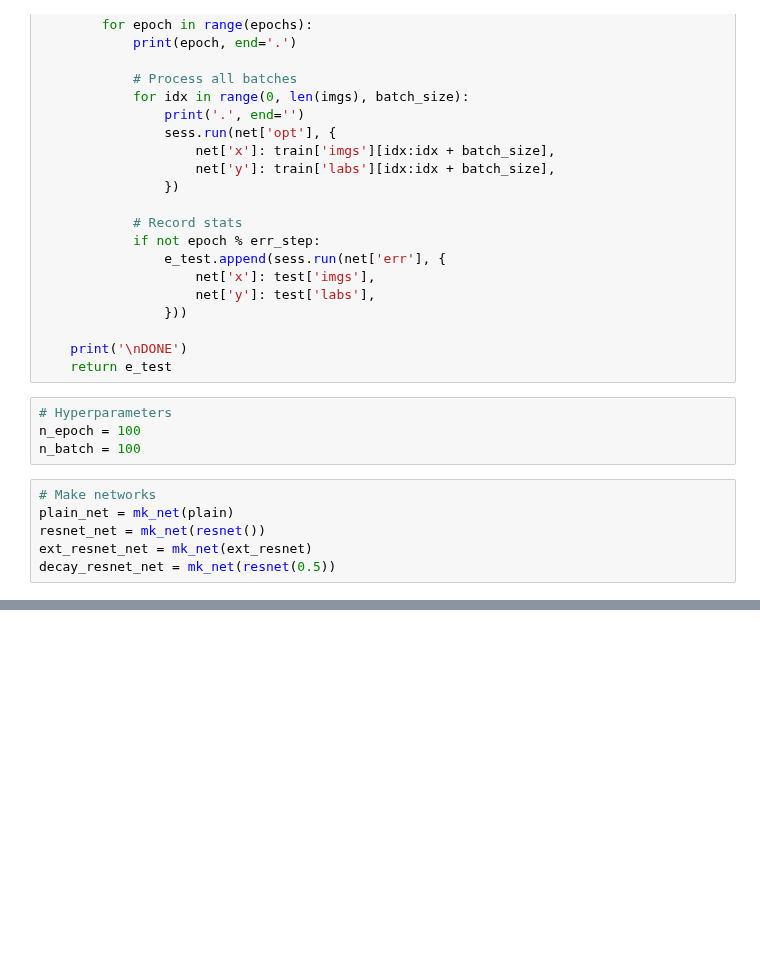
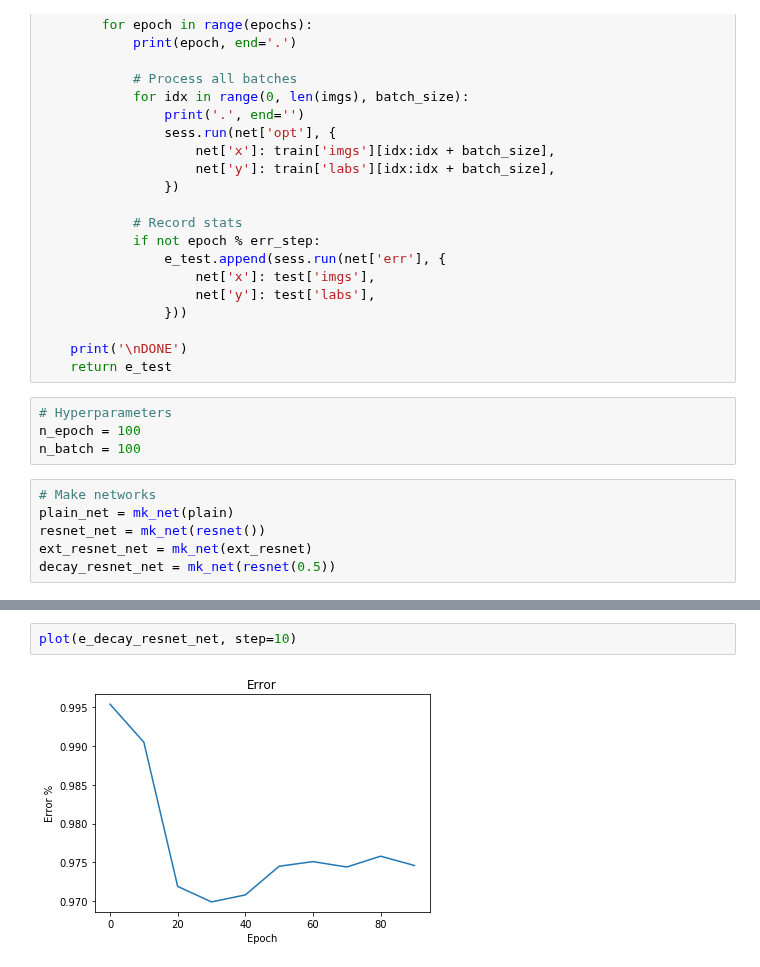
Before and after one commit to metakirby5/AltResNets, a Jupyter notebook: ResNet.ipynb, the cells around one changed output, grey strips where cells are left out. Drawn from its saved outputs; the diff is of its cells as text; blank space fills up the shorter version.

```diff
--- a/ResNet.ipynb
+++ b/ResNet.ipynb
@@ -245,0 +270,4 @@ TRAINING: PLAIN
+# %%
+plot(e_decay_resnet_net, step=10)
+# %% [output]
+[figure, added]
```
Also changed, not shown: parts of 8 cells of this notebook.
